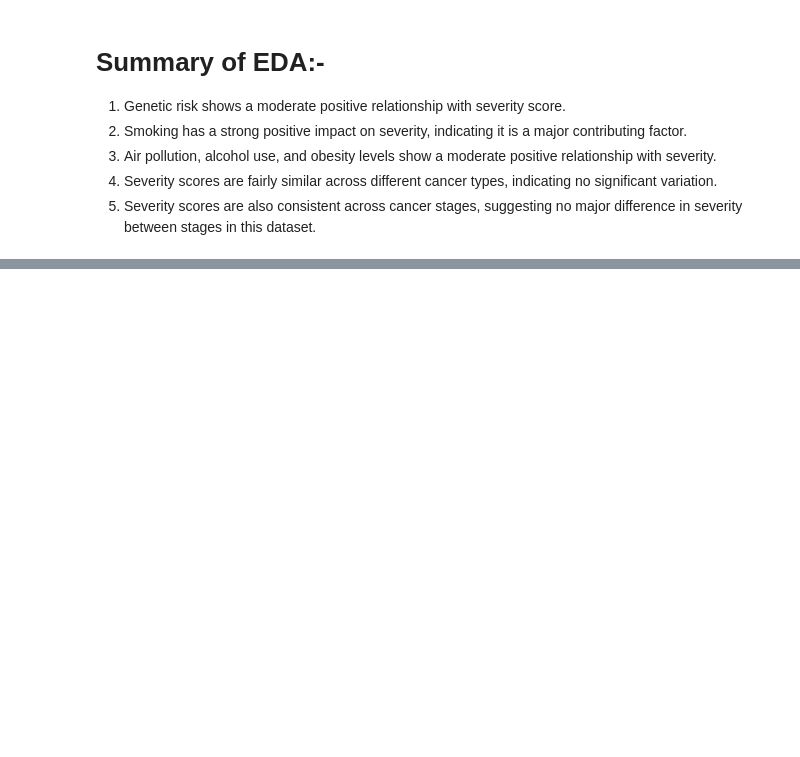
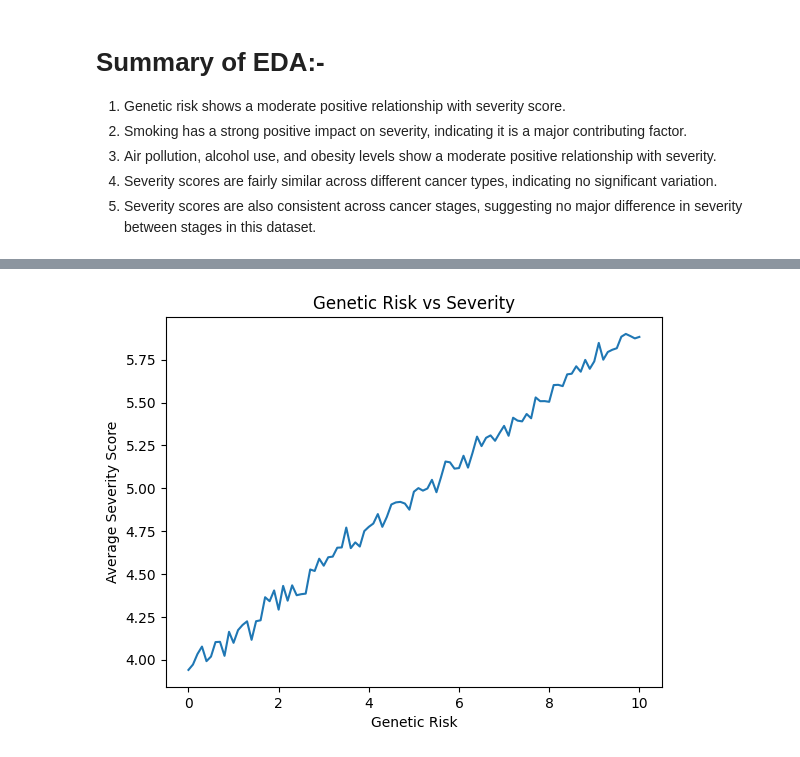
Before and after one commit to mufeed0786/AI_CSV_Dashboard, a Jupyter notebook: cancer_dataset_project.ipynb, the cells around one changed output, grey strips where cells are left out. Drawn from its saved outputs; the diff is of its cells as text; code cells hidden in the pictures; blank space fills up the shorter version.

```diff
--- a/cancer_dataset_project.ipynb
+++ b/cancer_dataset_project.ipynb
@@ -307,0 +320,8 @@ dtype: float64
+# %%
+cancer_patients.groupby('Genetic_Risk')['Target_Severity_Score'].mean().plot()
+plt.title("Genetic Risk vs Severity")
+plt.xlabel("Genetic Risk")
+plt.ylabel("Average Severity Score")
+plt.show()
+# %% [output]
+[figure, added]
```
Also changed, not shown: parts of 8 cells of this notebook.
